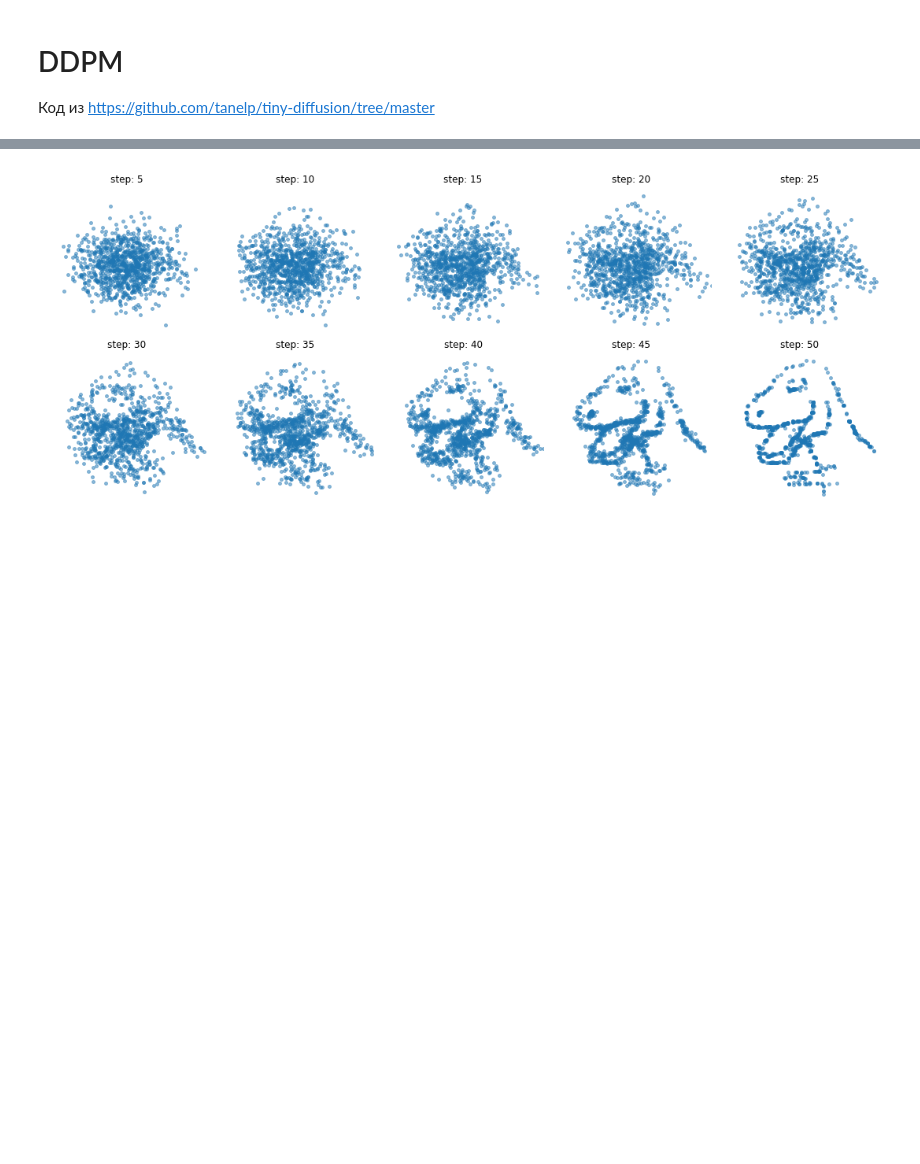
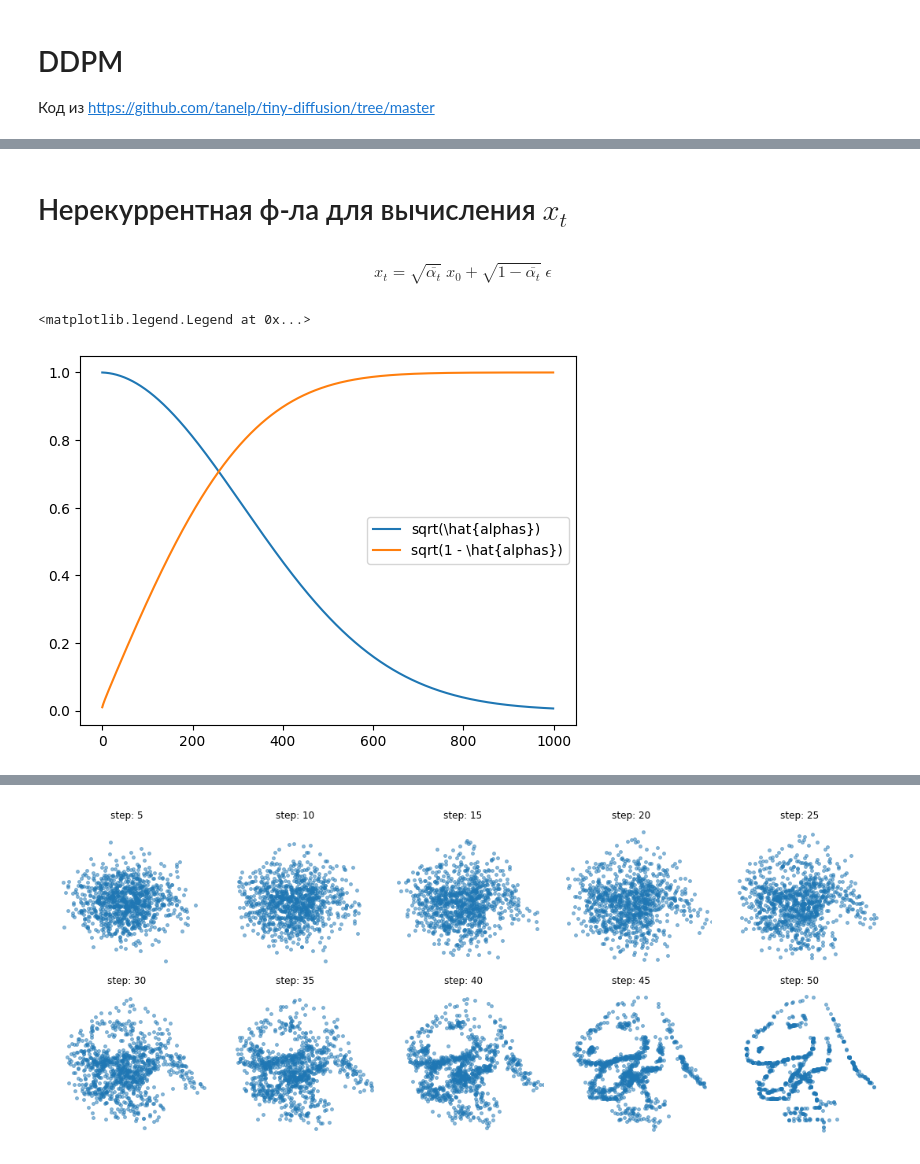
Before and after one commit to fintech-dl-hse/course, a Jupyter notebook: seminars/13_seminar_ae_diffusion.ipynb, the cells around one changed output, grey strips where cells are left out. Cells and saved outputs as stored; diff of their text form; code cells hidden in the pictures; blank space fills up the shorter version.

```diff
--- a/seminars/13_seminar_ae_diffusion.ipynb
+++ b/seminars/13_seminar_ae_diffusion.ipynb
@@ -565,0 +492,12 @@ np.save(f"{outdir}/frames.npy", frames)
+# %% [markdown]
+# Нерекуррентная ф-ла для вычисления $x_t$
+# %% [markdown]
+$$ x_t = \sqrt{ \overline{\alpha_t} } \ x_0 + \sqrt{1 - \overline{\alpha_t}} \  \epsilon $$
+# %%
+plt.plot( noise_scheduler.sqrt_alphas_cumprod, label="sqrt(\overline{alphas})" )
+plt.plot( noise_scheduler.sqrt_one_minus_alphas_cumprod, label="sqrt(1 - \overline{alphas})" )
+
+plt.legend()
+# %% [output]
+<matplotlib.legend.Legend at 0x...>
+[figure, added]
```
Also changed, not shown: parts of 12 cells of this notebook.
